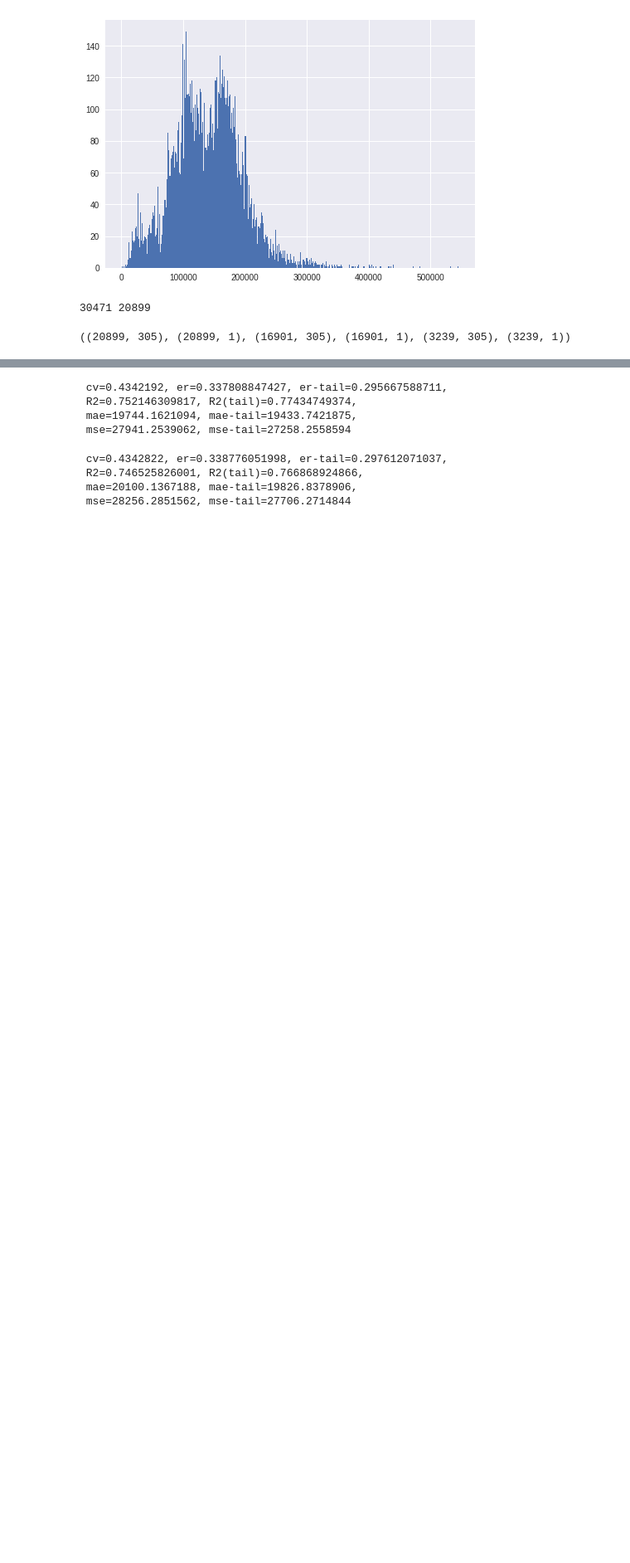
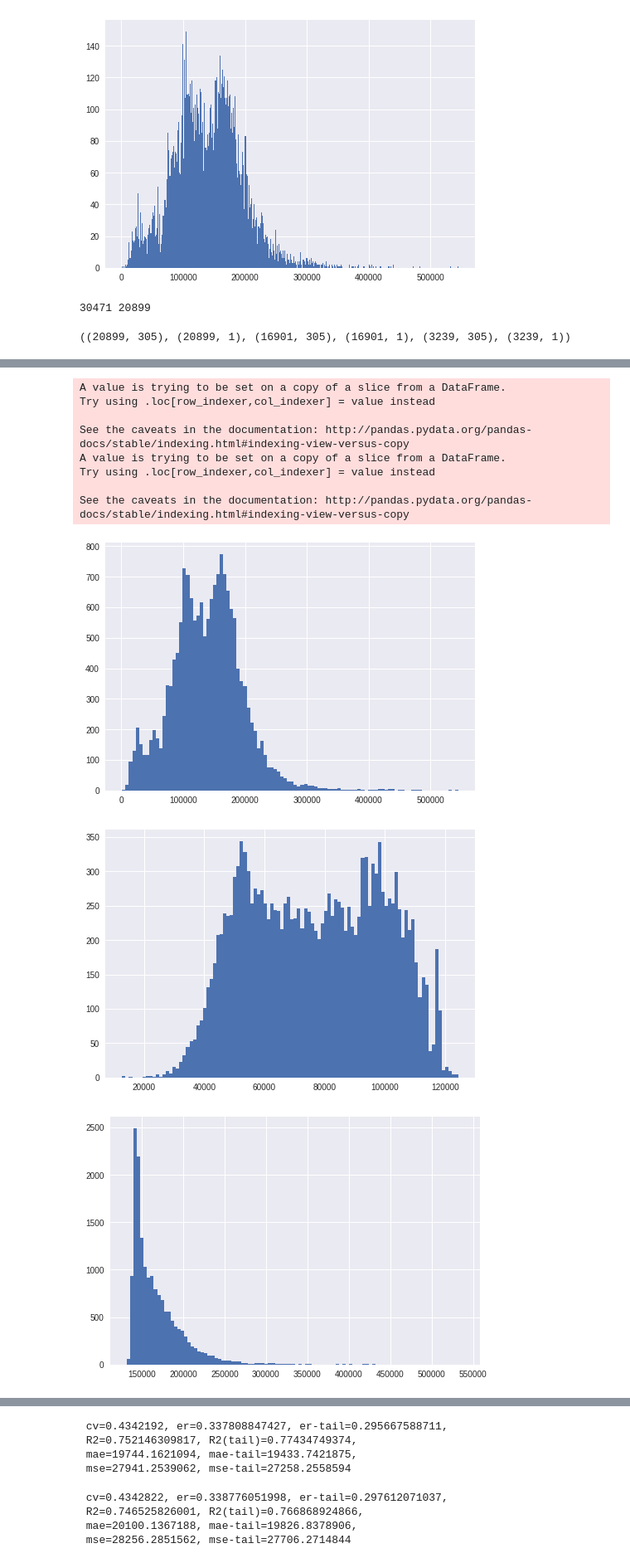
Before and after one commit to SorokinV/Kaggle-2017-SberBank, a Jupyter notebook: Jupiter/sb-v01-head-01-rmse-03-multi.ipynb, the cells around one changed output, grey strips where cells are left out. Shown: that part at 83% size. Saved outputs shown, nothing was run; the diff lists cells and outputs as text; code cells hidden in the pictures; blank space fills up the shorter version.

```diff
--- a/Jupiter/sb-v01-head-01-rmse-03-multi.ipynb
+++ b/Jupiter/sb-v01-head-01-rmse-03-multi.ipynb
@@ -572,0 +599,38 @@ train_x.shape, train_y.shape, train_xx.shape, train_yy.shape, train_xx15.shape,
+# %%
+histS1,histS2
+aaS1 = bstS1.predict(dtrainCV)
+aaS2 = bstS2.predict(dtrainCV)
+train_xx['aa1'] = aaS1
+train_xx['aa2'] = aaS2
+
+plt.hist(train_yy['r'].ravel(),bins=100); plt.show()
+plt.hist(aaS1.ravel(),bins=100); plt.show()
+plt.hist(aaS2.ravel(),bins=100); plt.show()
+
+aaS1 = bstS1.predict(dtrainCV2015)
+aaS2 = bstS2.predict(dtrainCV2015)
+train_xx15['aa1'] = aaS1
+train_xx15['aa2'] = aaS2
+
+aaS1 = bstS1.predict(dtest)
+aaS2 = bstS2.predict(dtest)
+test_x['aa1'] = aaS1
+test_x['aa2'] = aaS2
+
+dtrainCV     = xgb.DMatrix(train_xx,label=train_yy)
+dtrainCV2015 = xgb.DMatrix(train_xx15,label=train_yy15)
+dtest        = xgb.DMatrix(test_x)
+
+train_x.shape, train_y.shape, train_xx.shape, train_yy.shape, train_xx15.shape, train_yy15.shape
+# %% [output]
+A value is trying to be set on a copy of a slice from a DataFrame.
+Try using .loc[row_indexer,col_indexer] = value instead
+
+See the caveats in the documentation: http://pandas.pydata.org/pandas-docs/stable/indexing.html#indexing-view-versus-copy
+A value is trying to be set on a copy of a slice from a DataFrame.
+Try using .loc[row_indexer,col_indexer] = value instead
+
+See the caveats in the documentation: http://pandas.pydata.org/pandas-docs/stable/indexing.html#indexing-view-versus-copy
+[figure, added]
+[figure, added]
+[figure, added]
```
Also changed, not shown: parts of 10 cells of this notebook.
